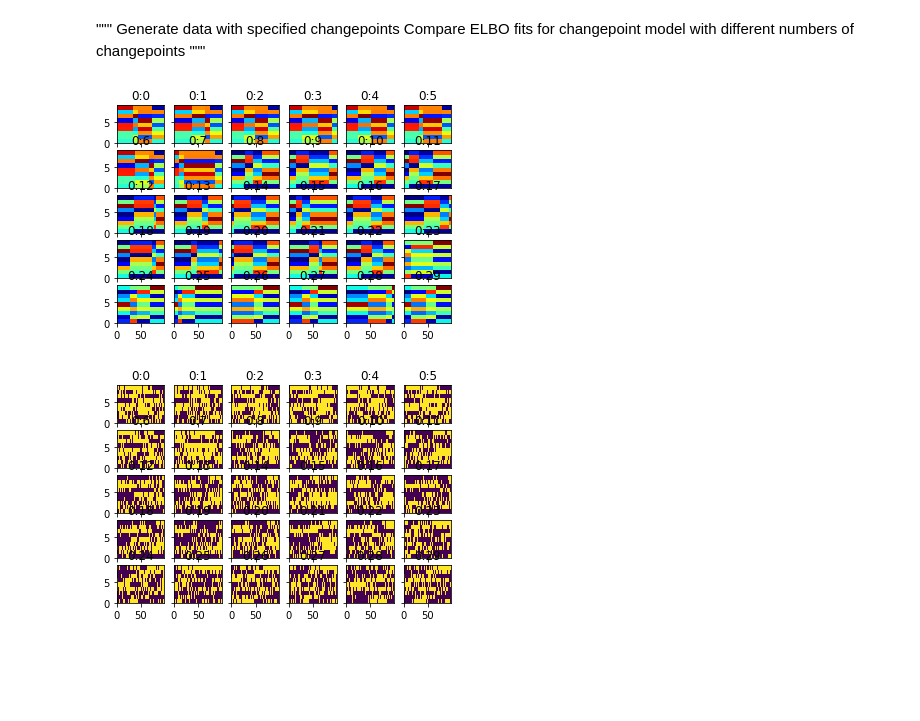
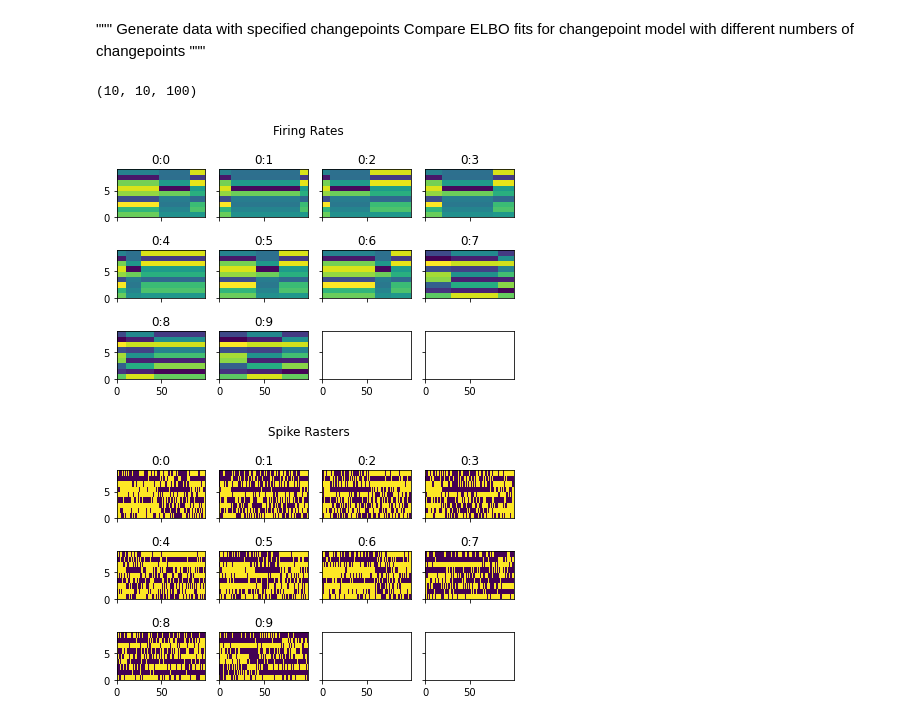
Before and after one commit to abuzarmahmood/firing_space_plot, a Jupyter notebook: changepoint_mcmc/ipython_notebooks/trial_switch_changepoint_test_3d-clean.ipynb, the cells around one changed output. Drawn from its saved outputs; the diff is of its cells as text; code cells hidden in the pictures; blank space fills up the shorter version.

```diff
--- a/changepoint_mcmc/ipython_notebooks/trial_switch_changepoint_test_3d-clean.ipynb
+++ b/changepoint_mcmc/ipython_notebooks/trial_switch_changepoint_test_3d-clean.ipynb
@@ -20,17 +20,17 @@ from ephys_data import ephys_data
 import visualize
 # %%
 nrn_num = 10
-trial_num = 30
+trial_num = 10
 time_bins = 100
-switch_components = 3
-states = 4
+switch_components = 2
+states = 3
 # %%
 true_tau = np.cumsum(np.random.random((trial_num,states)),axis=-1)
 true_tau /= np.max(true_tau,axis=-1)[...,np.newaxis]
 true_tau *= time_bins
 true_tau = np.vectorize(np.int)(true_tau)
 
-trial_tau = [8,23]
+trial_tau = [7]
 trial_lambda_selector = np.ones(trial_num)*len(trial_tau)
 for val in trial_tau:
     trial_lambda_selector[:val] = trial_lambda_selector[:val]-1
@@ -52,15 +52,26 @@ for trial_ind in range(trial_num):
 data_array = np.random.random(true_r.shape) < true_r
 # %%
 data_array.shape
+# %% [output]
+(10, 10, 100)
 # %%
 trial_count = 5
 #trial_inds = np.random.choice(np.arange(trial_num),5)
 trial_inds = np.arange(trial_num)
-visualize.firing_overview(true_r[trial_inds]);
+visualize.firing_overview(true_r[trial_inds], cmap = 'viridis');
+plt.suptitle('Firing Rates')
+plt.tight_layout()
+fig = plt.gcf()
+fig.savefig('/home/abuzarmahmood/Downloads/firing_rates.png', dpi = 300)
+
 visualize.firing_overview(data_array[trial_inds], cmap='viridis');
+plt.suptitle('Spike Rasters')
+plt.tight_layout()
+fig = plt.gcf()
+fig.savefig('/home/abuzarmahmood/Downloads/spike_rasters.png', dpi = 300)
 # %% [output]
-[figure, old version]
+[figure, new version]
-[figure, old version]
+[figure, new version]
 # %%
 """
 Assuming only emissions change across trials
```
Also changed, not shown: parts of 8 cells of this notebook, 15 other files.
